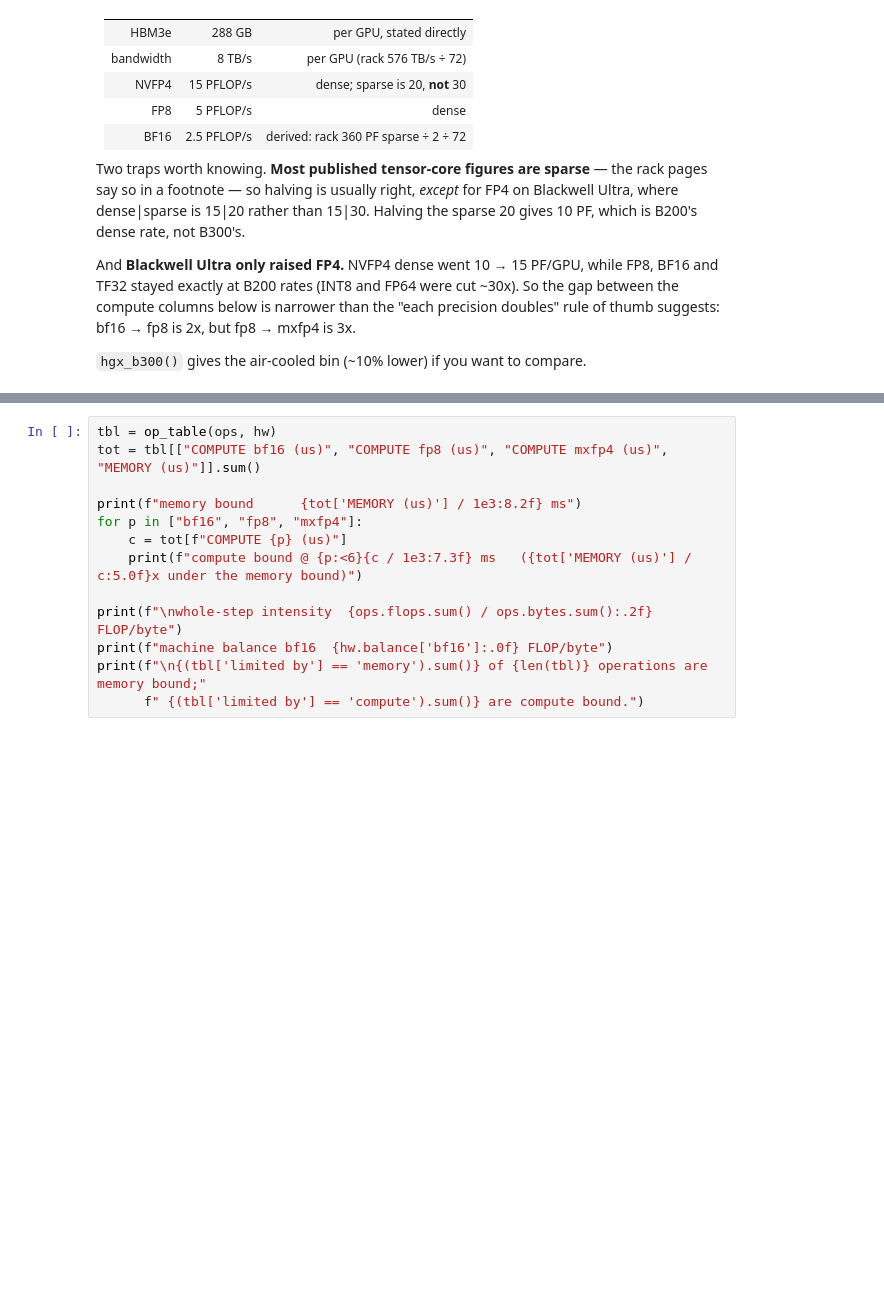
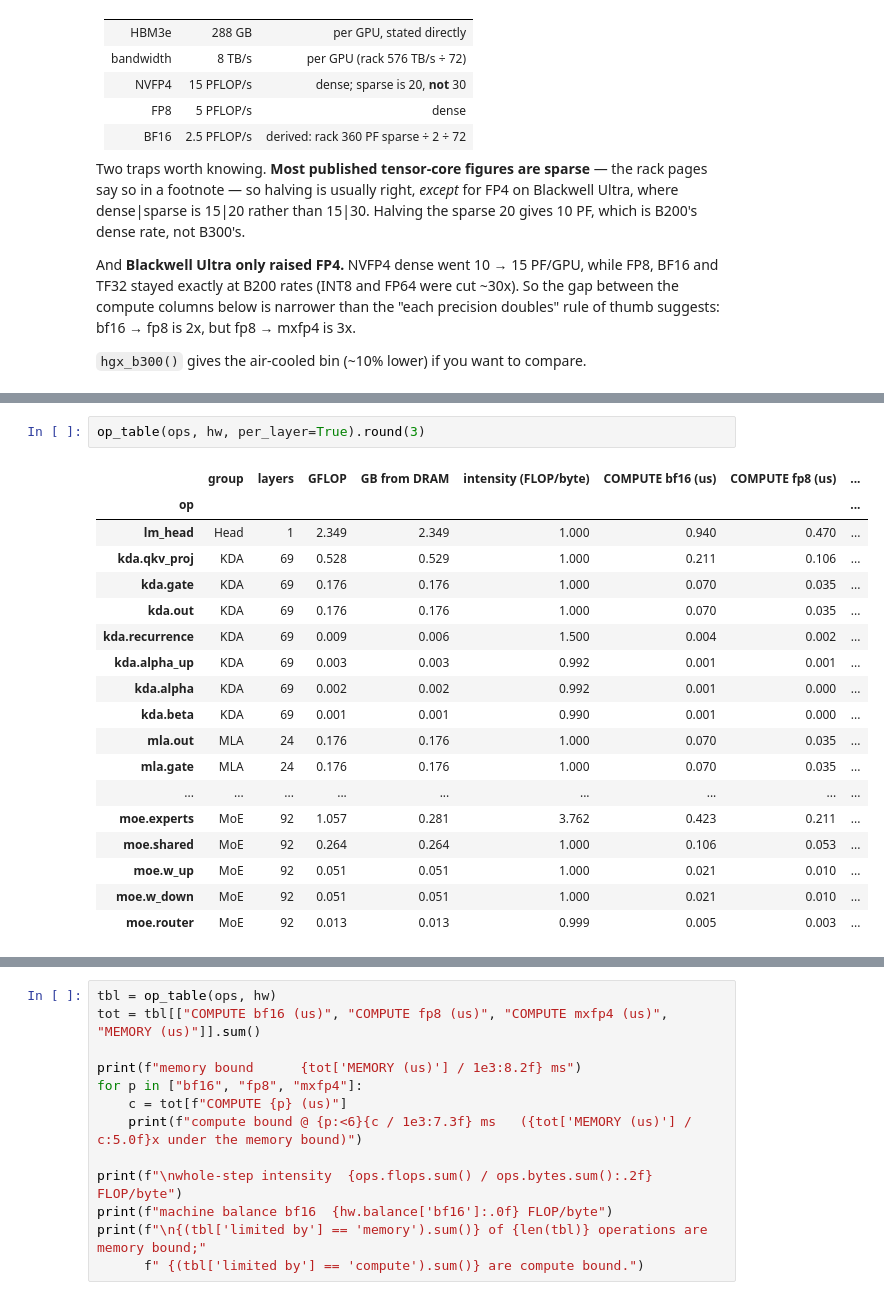
Before and after one commit to dougUCN/kimik3-exercise, a Jupyter notebook: roofline.ipynb, the cells around one changed output, grey strips where cells are left out. Saved outputs shown, nothing was run; the diff lists cells and outputs as text; blank space fills up the shorter version.

```diff
--- a/roofline.ipynb
+++ b/roofline.ipynb
@@ -193,0 +197,21 @@ Sum the columns. This is the whole answer to the roofline question.
+# %%
+op_table(ops, hw, per_layer=True).round(3)
+# %% [output]
+|  | group | layers | GFLOP | GB from DRAM | intensity (FLOP/byte) | COMPUTE bf16 (us) | COMPUTE fp8 (us) | ... |
+| op |  |  |  |  |  |  |  | ... |
+| lm_head | Head | 1 | 2.349 | 2.349 | 1.000 | 0.940 | 0.470 | ... |
+| kda.qkv_proj | KDA | 69 | 0.528 | 0.529 | 1.000 | 0.211 | 0.106 | ... |
+| kda.gate | KDA | 69 | 0.176 | 0.176 | 1.000 | 0.070 | 0.035 | ... |
+| kda.out | KDA | 69 | 0.176 | 0.176 | 1.000 | 0.070 | 0.035 | ... |
+| kda.recurrence | KDA | 69 | 0.009 | 0.006 | 1.500 | 0.004 | 0.002 | ... |
+| kda.alpha_up | KDA | 69 | 0.003 | 0.003 | 0.992 | 0.001 | 0.001 | ... |
+| kda.alpha | KDA | 69 | 0.002 | 0.002 | 0.992 | 0.001 | 0.000 | ... |
+| kda.beta | KDA | 69 | 0.001 | 0.001 | 0.990 | 0.001 | 0.000 | ... |
+| mla.out | MLA | 24 | 0.176 | 0.176 | 1.000 | 0.070 | 0.035 | ... |
+| mla.gate | MLA | 24 | 0.176 | 0.176 | 1.000 | 0.070 | 0.035 | ... |
+| ... | ... | ... | ... | ... | ... | ... | ... | ... |
+| moe.experts | MoE | 92 | 1.057 | 0.281 | 3.762 | 0.423 | 0.211 | ... |
+| moe.shared | MoE | 92 | 0.264 | 0.264 | 1.000 | 0.106 | 0.053 | ... |
+| moe.w_up | MoE | 92 | 0.051 | 0.051 | 1.000 | 0.021 | 0.010 | ... |
+| moe.w_down | MoE | 92 | 0.051 | 0.051 | 1.000 | 0.021 | 0.010 | ... |
+| moe.router | MoE | 92 | 0.013 | 0.013 | 0.999 | 0.005 | 0.003 | ... |
```
Also changed, not shown: parts of 47 cells of this notebook, 1 other file.
